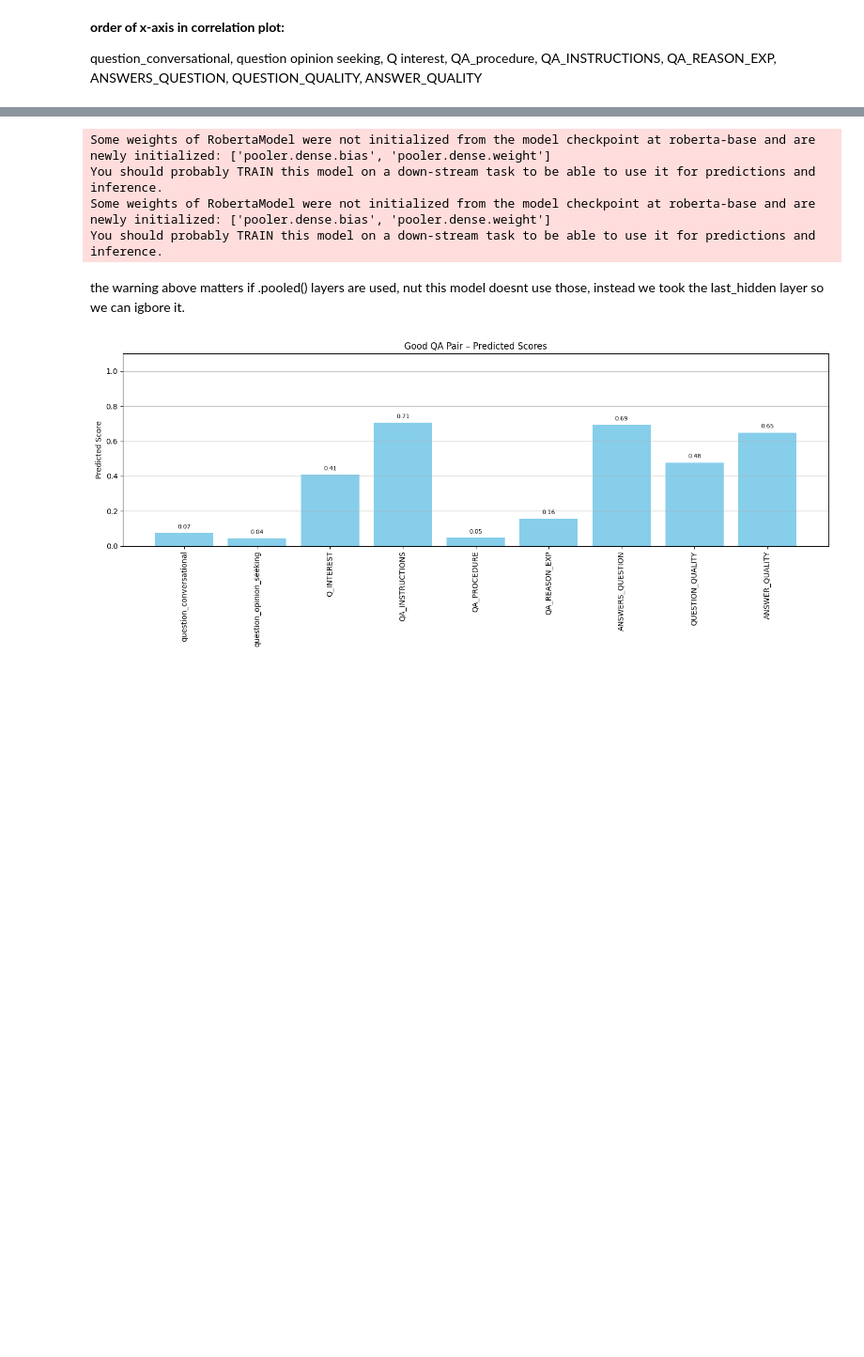
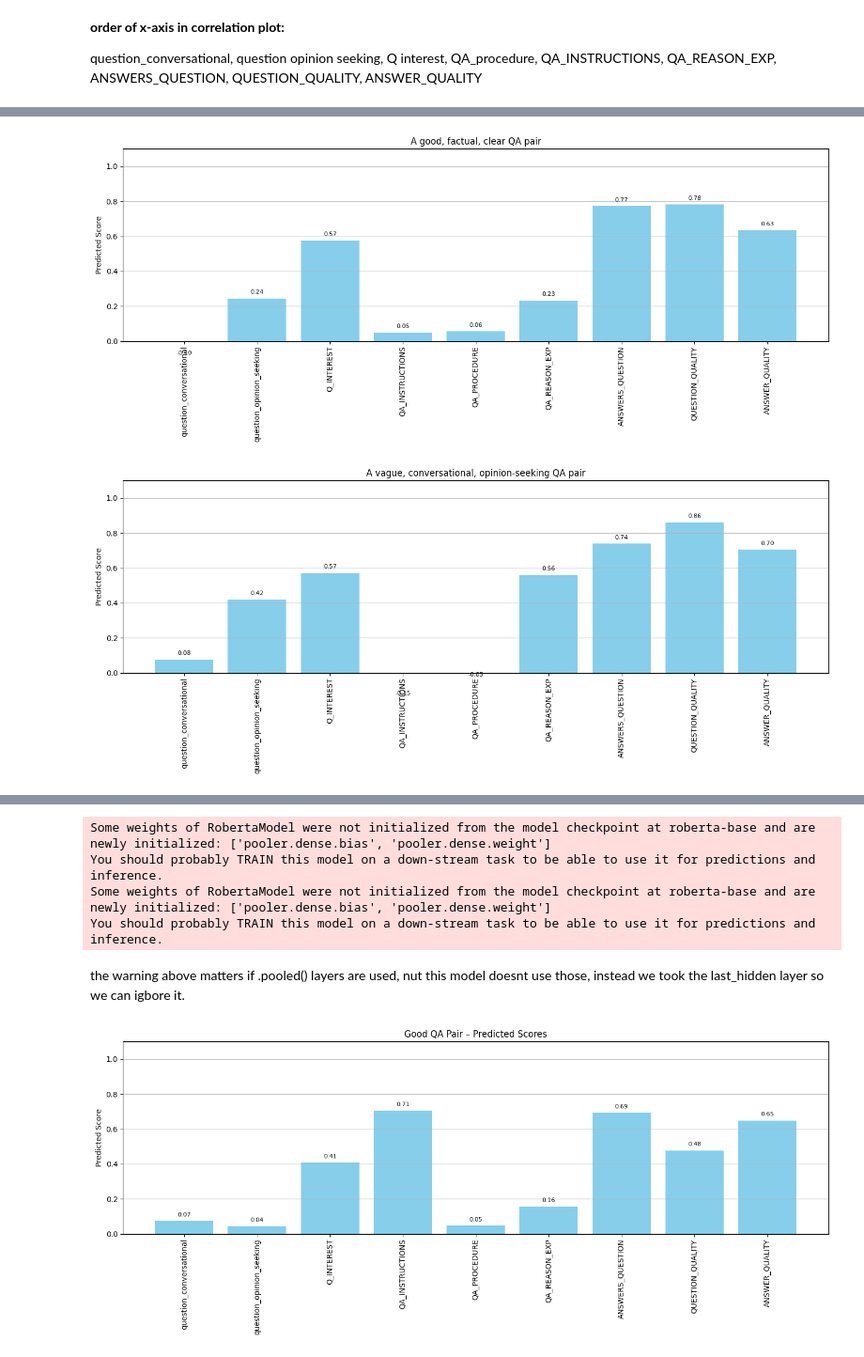
Before and after one commit to freida20git/SubjectiveQA-Rater, a Jupyter notebook: notebooks/siamiseNet_RoBERTa.ipynb, the cells around one changed output, grey strips where cells are left out. Shown at 94% size. Cells and saved outputs as stored; diff of their text form; code cells hidden in the pictures; blank space fills up the shorter version.

```diff
--- a/notebooks/siamiseNet_RoBERTa.ipynb
+++ b/notebooks/siamiseNet_RoBERTa.ipynb
@@ -449,0 +468,37 @@ torch.save(model.state_dict(), f"siamese_roberta_epoch10.pth")
+# %%
+def plot_predictions(preds, title):
+    plt.figure(figsize=(14, 6))  # Taller plot (was 14x4)
+    bars = plt.bar(target_columns, preds, color='skyblue')
+    plt.xticks(rotation=90)
+    plt.ylim(0, 1.1)  # Allow space above bars for text
+    plt.ylabel("Predicted Score")
+    plt.title(title)
+    plt.grid(True, axis='y')
+
+    # Add value labels on top of bars
+    for bar, score in zip(bars, preds):
+        height = bar.get_height()
+        plt.text(bar.get_x() + bar.get_width()/2., height + 0.02,
+                 f'{score:.2f}', ha='center', va='bottom', fontsize=8)
+
+    plt.tight_layout()
+    plt.show()
+# %%
+qa_first = {
+    "question_title": "What is the difference between supervised and unsupervised learning?",
+    "question_body": "I've been studying machine learning and I keep seeing the terms 'supervised' and 'unsupervised' learning. Can someone explain the difference in simple terms, with an example if possible?",
+    "answer": "Sure! In supervised learning, the model is trained on labeled data—meaning the correct answers are provided. For example, predicting house prices based on known sales data. In unsupervised learning, the data is unlabeled and the model tries to find structure in the input, like clustering customers into groups based on purchasing behavior."
+}
+qa_contrast = {
+    "question_title": "What’s new in the latest iOS update?",
+    "question_body": "I heard there was an update. Is it good? What’s the deal with it? ",
+    "answer": "Android is actually better in my opinion. I don’t like iPhones at all."
+}
+pred_first = predict(model, **qa_first)
+pred_contrast = predict(model, **qa_contrast)
+
+plot_predictions(pred_first, "A good, factual, clear QA pair")
+plot_predictions(pred_contrast, "A vague, conversational, opinion-seeking QA pair")
+# %% [output]
+[figure, added]
+[figure, added]
```
Also changed, not shown: parts of 23 cells of this notebook.
